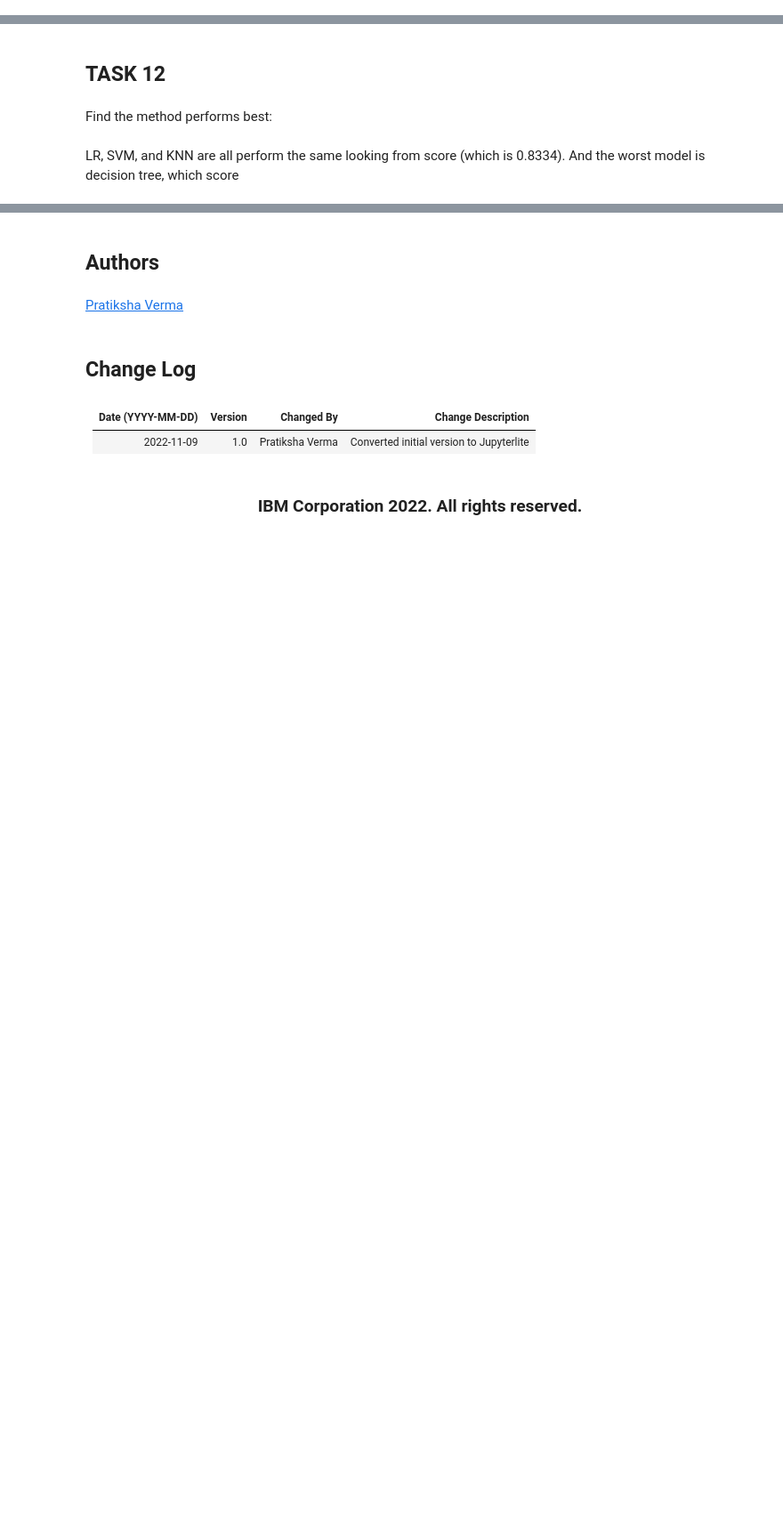
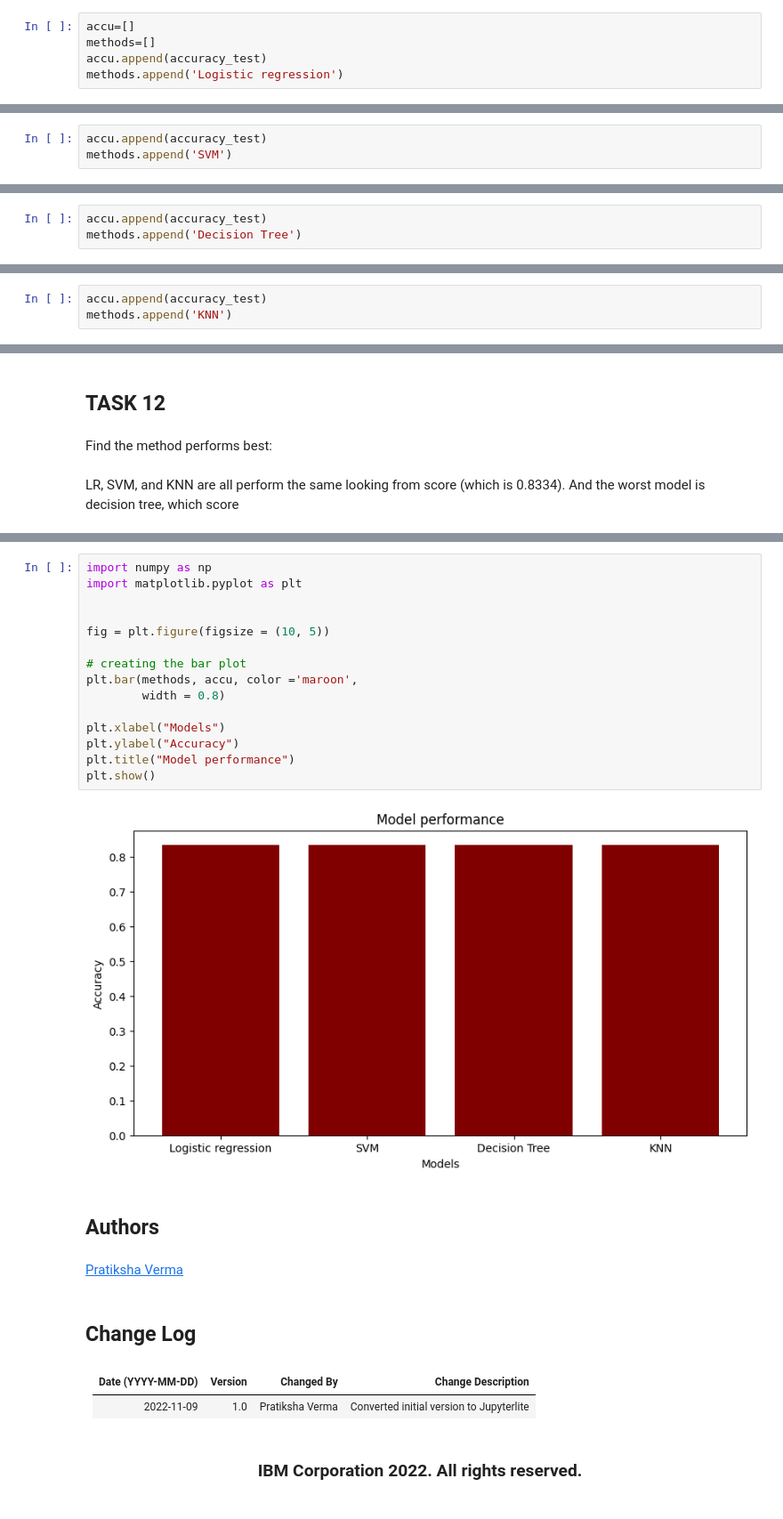
Before and after one commit to neonaphat/IBMCapstone, a Jupyter notebook: Week4/SpaceX_Machine Learning Prediction_Part_5.ipynb, the cells around one changed output, grey strips where cells are left out. Shown at 89% size. Saved outputs shown, nothing was run; the diff lists cells and outputs as text; blank space fills up the shorter version.

```diff
--- a/Week4/SpaceX_Machine Learning Prediction_Part_5.ipynb
+++ b/Week4/SpaceX_Machine Learning Prediction_Part_5.ipynb
@@ -219,6 +219,11 @@ accuracy_test = logreg_cv.score(X_test, Y_test)
 print("Test set accuracy: ", accuracy_test)
 # %% [output]
 Test set accuracy:  0.8333333333333334
+# %%
+accu=[]
+methods=[]
+accu.append(accuracy_test)
+methods.append('Logistic regression')
 # %% [markdown]
 Lets look at the confusion matrix:
 # %%
@@ -263,6 +268,9 @@ accuracy_test = svm_cv.score(X_test, Y_test)
 print("Test set accuracy: ", accuracy_test)
 # %% [output]
 Test set accuracy:  0.8333333333333334
+# %%
+accu.append(accuracy_test)
+methods.append('SVM')
 # %% [markdown]
 We can plot the confusion matrix
 # %%
@@ -330,5 +338,8 @@ Test set accuracy:  0.7222222222222222
 # %% [markdown]
 We can plot the confusion matrix
+# %%
+accu.append(accuracy_test)
+methods.append('Decision Tree')
 # %%
 yhat = tree_cv.predict(X_test)
 plot_confusion_matrix(Y_test,yhat)
@@ -368,6 +379,9 @@ accuracy_test = knn_cv.score(X_test, Y_test)
 print("Test set accuracy: ", accuracy_test)
 # %% [output]
 Test set accuracy:  0.8333333333333334
+# %%
+accu.append(accuracy_test)
+methods.append('KNN')
 # %% [markdown]
 We can plot the confusion matrix
 # %%
@@ -382,3 +409,20 @@ LR, SVM, and KNN are all perform the same looking from score (which is 0.8334).
+# %%
+import numpy as np
+import matplotlib.pyplot as plt
+
+
+fig = plt.figure(figsize = (10, 5))
+
+# creating the bar plot
+plt.bar(methods, accu, color ='maroon',
+        width = 0.8)
+
+plt.xlabel("Models")
+plt.ylabel("Accuracy")
+plt.title("Model performance")
+plt.show()
+# %% [output]
+[figure, added]
 # %% [markdown]
 ## Authors
 # %% [markdown]
```
Also changed, not shown: parts of 7 cells of this notebook.
